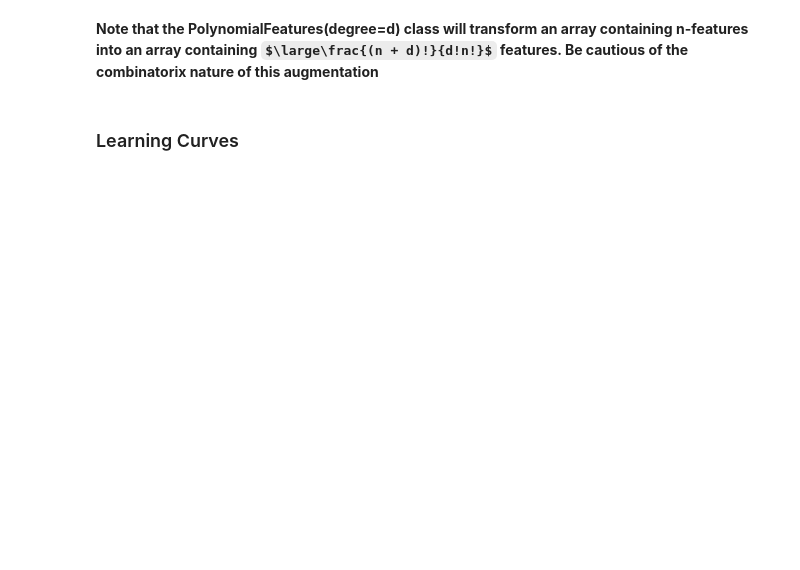
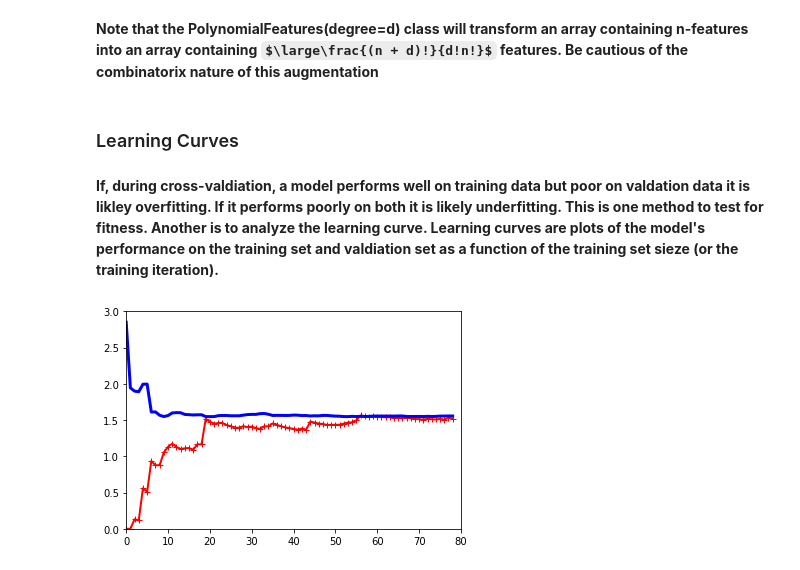
Before and after one commit to HyerQuality/O-Reilly-Hands-On-Machine-Learning, a Jupyter notebook: Chapter 4 - Training Models/Lecture.ipynb, the cells around one changed output. Drawn from its saved outputs; the diff is of its cells as text; code cells hidden in the pictures; some formulas as TeX source; blank space fills up the shorter version.

```diff
--- a/Chapter 4 - Training Models/Lecture.ipynb
+++ b/Chapter 4 - Training Models/Lecture.ipynb
@@ -189,3 +189,29 @@ lin_reg.intercept_, lin_reg.coef_
 <b> Note that the PolynomialFeatures(degree=d) class will transform an array containing n-features into an array containing $\large\frac{(n + d)!}{d!n!}$ features.  Be cautious of the combinatorix nature of this augmentation <b>
 # %% [markdown]
 ### Learning Curves
+# %% [markdown]
+<b> If, during cross-valdiation, a model performs well on training data but poor on valdation data it is likley overfitting.  If it performs poorly on both it is likely underfitting. This is one method to test for fitness.  Another is to analyze the learning curve.  Learning curves are plots of the model's performance on the training set and valdiation set as a function of the training set sieze (or the training iteration). <b>
+# %%
+' Observe an underfitting learning curve set'
+from sklearn.metrics import mean_squared_error
+from sklearn.model_selection import train_test_split
+
+def plot_learning_curves(model, X, y):
+    X_train, X_val, y_train, y_val = train_test_split(X, y, test_size=0.2)
+    train_errors, val_errors = [], []
+
+    for m in range(1, X_train.shape[0]):
+        model.fit(X_train[:m], y_train[:m])
+        y_train_predict = model.predict(X_train[:m])
+        y_val_predict = model.predict(X_val)
+        train_errors.append(mean_squared_error(y_train[:m], y_train_predict))
+        val_errors.append(mean_squared_error(y_val, y_val_predict))
+
+    plt.axis([0, X_train.shape[0], 0, 3])
+    plt.plot(np.sqrt(train_errors), 'r-+', linewidth=2, label='train')
+    plt.plot(np.sqrt(val_errors), 'b-', linewidth=3, label='val')
+# %%
+lin_reg = LinearRegression()
+plot_learning_curves(lin_reg, X, y)
+# %% [output]
+[figure, added]
```
Also changed, not shown: parts of 14 cells of this notebook.
